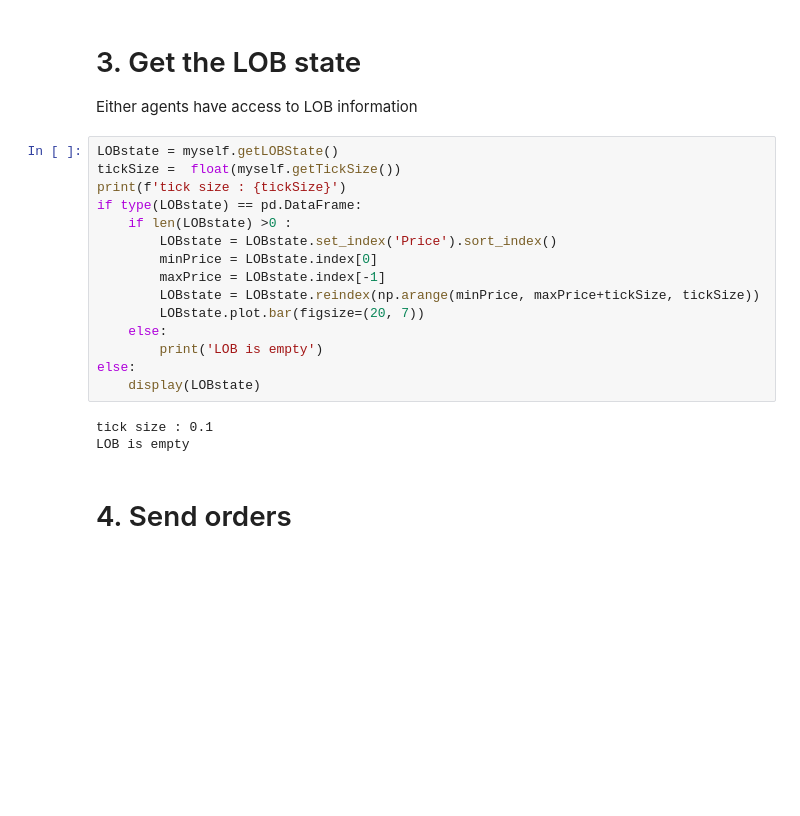
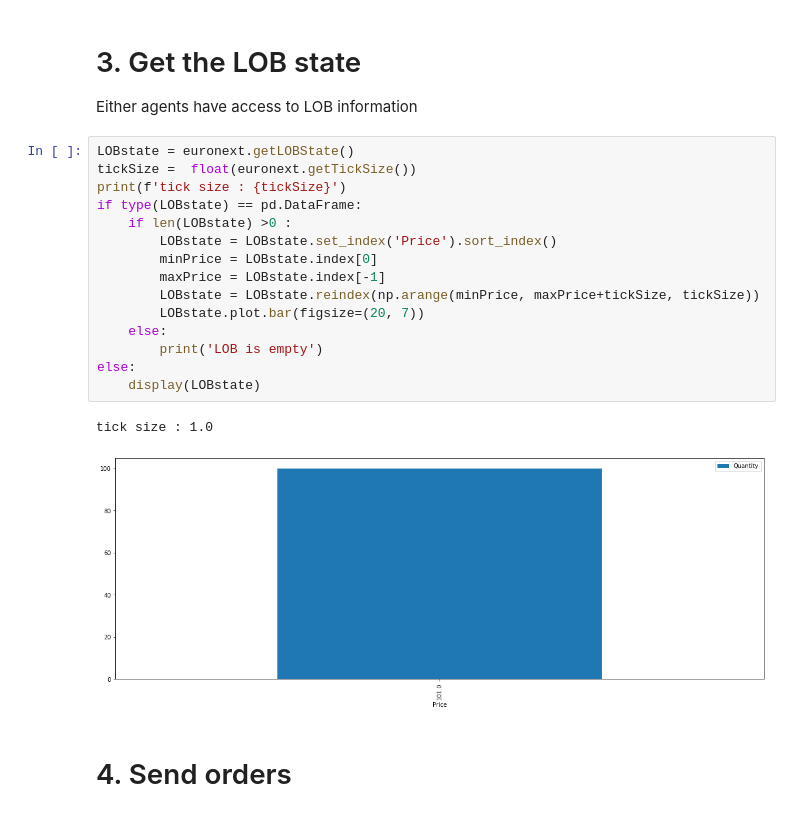
Before and after one commit to FDR0903/mimicLOB, a Jupyter notebook: demo/3. Demo - Basics - ClientServer.ipynb, the cells around one changed output. Drawn from its saved outputs; the diff is of its cells as text; blank space fills up the shorter version.

```diff
--- a/demo/3. Demo - Basics - ClientServer.ipynb
+++ b/demo/3. Demo - Basics - ClientServer.ipynb
@@ -77,23 +73,23 @@ euronext.setLOB_tickSize(0.1)
 # 3. Get the LOB state
 Either agents have access to LOB information
 # %%
-LOBstate = myself.getLOBState()
-tickSize =  float(myself.getTickSize())
+LOBstate = euronext.getLOBState()
+tickSize =  float(euronext.getTickSize())
 print(f'tick size : {tickSize}')
 if type(LOBstate) == pd.DataFrame:
     if len(LOBstate) >0 :
         LOBstate = LOBstate.set_index('Price').sort_index()
         minPrice = LOBstate.index[0]
         maxPrice = LOBstate.index[-1]
         LOBstate = LOBstate.reindex(np.arange(minPrice, maxPrice+tickSize, tickSize))
         LOBstate.plot.bar(figsize=(20, 7))
     else:
         print('LOB is empty')
 else:
     display(LOBstate)
 # %% [output]
-tick size : 0.1
-LOB is empty
+tick size : 1.0
+[figure, added]
 # %% [markdown]
 # 4. Send orders
 # %% [markdown]
```
Also changed, not shown: parts of 13 cells of this notebook, 10 other files.
